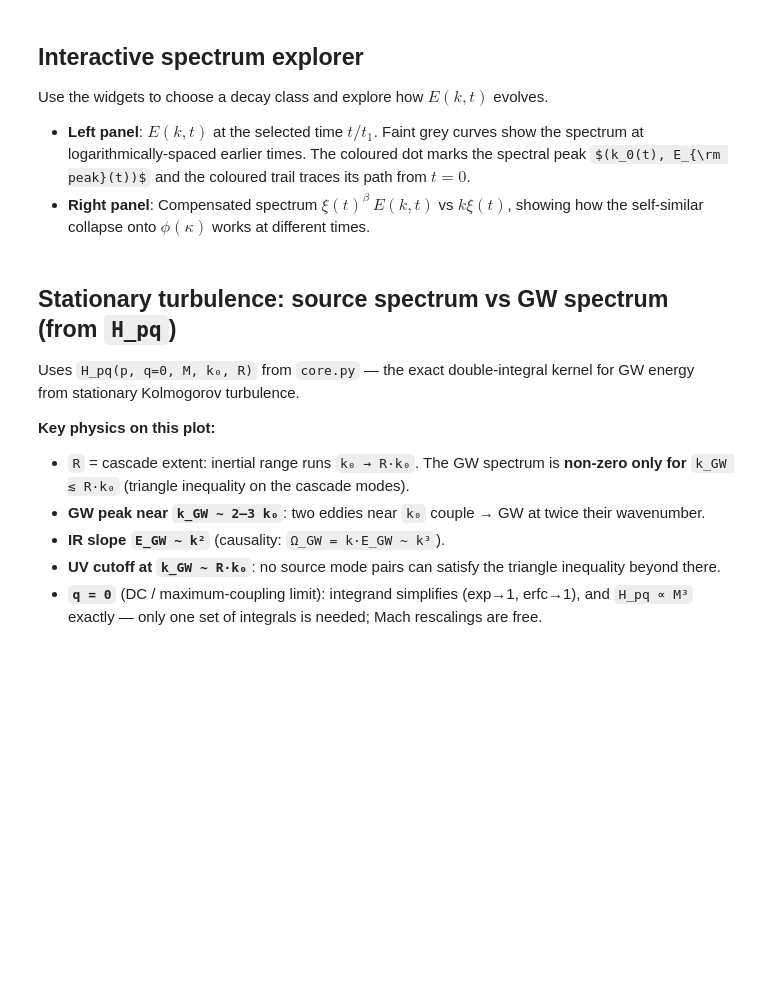
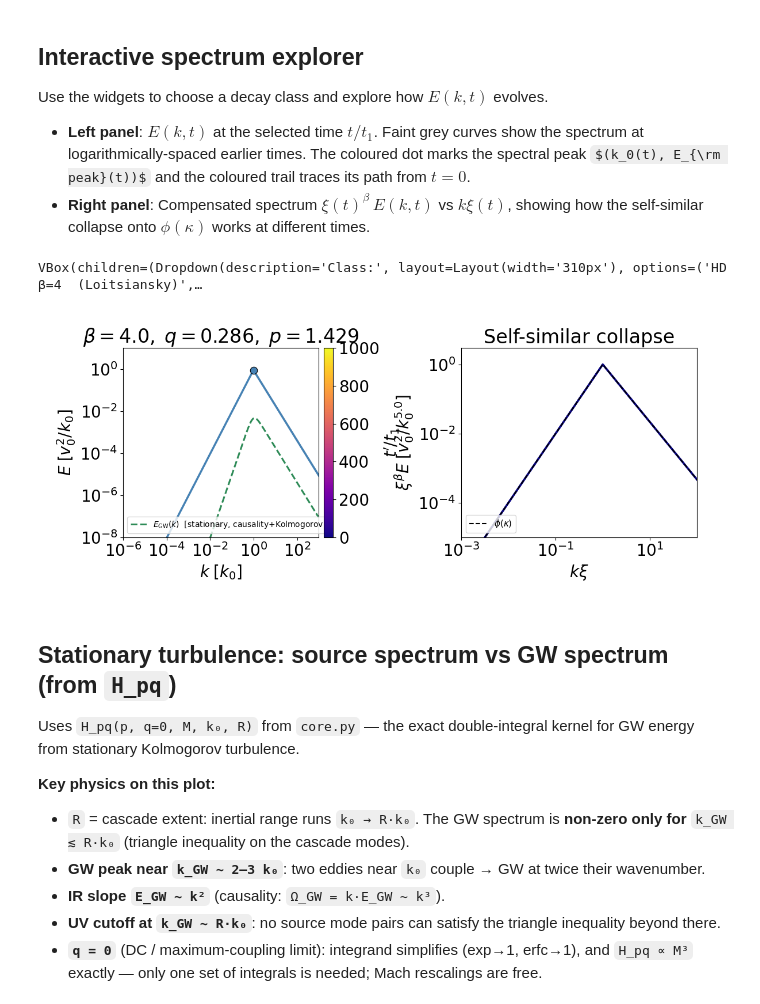
Before and after one commit to shturman99/Polarization-of-Gravitational-Waves, a Jupyter notebook: Notebooks/spectra_explorer.ipynb, the cells around one changed output. Drawn from its saved outputs; the diff is of its cells as text; code cells hidden in the pictures; some formulas as TeX source; blank space fills up the shorter version.

```diff
--- a/spectra_explorer.ipynb
+++ b/Notebooks/spectra_explorer.ipynb
@@ -36,9 +35,8 @@ from IPython.display import display
 plt.rcParams.update({'figure.dpi': 100, 'font.size': 20})
 # %%
-# ── Spectrum helper functions (BK2016 self-similar form) ──────────────────
-
 def phi_spectrum(kappa, s=4, kappa_peak=1.0):
-    """Self-similar shape  phi(kappa): k^s below peak, k^{-5/3} above (Kolmogorov).
+    """
+    Self-similar shape  phi(kappa): k^s below peak, k^{-5/3} above (Kolmogorov).
     Continuity at kappa_peak:  C' = kappa_peak^{s + 5/3}.
     """
     kappa = np.asarray(kappa, dtype=float)
@@ -47,12 +45,15 @@ def phi_spectrum(kappa, s=4, kappa_peak=1.0):
 
 
 def xi_t(t, q, t1=1.0):
-    """Normalised integral scale  xi(t)/xi(0) = (1 + t/t1)^q."""
+    """
+    Normalised integral scale  xi(t)/xi(0) = (1 + t/t1)^q.
+    """
     return (1.0 + t / t1) ** q
 
 
 def E_spectrum(k, t, beta, q_exp, k0_init=1.0, t1=1.0, s=4):
-    """BK2016 self-similar energy spectrum
+    """
+    BK2016 self-similar energy spectrum
        E(k,t) = xi(t)^{-beta}  phi(k * xi(t) / k0_init)
     Physical peak is at  k0(t) = k0_init / xi(t).
     """
@@ -62,17 +63,20 @@ def E_spectrum(k, t, beta, q_exp, k0_init=1.0, t1=1.0, s=4):
 
 
 def k_peak_t(t, k0_init, q_exp, t1=1.0):
-    """Peak wavenumber  k0(t) = k0_init * (1 + t/t1)^{-q}."""
+    """
+    Peak wavenumber  k0(t) = k0_init * (1 + t/t1)^{-q}.
+    """
     return k0_init / xi_t(t, q_exp, t1)
 
 
 def E_at_peak(t, k0_init, beta, q_exp, t1=1.0, s=4):
-    """Spectrum amplitude evaluated at the peak k0(t)."""
+    """
+    Spectrum amplitude evaluated at the peak k0(t).
+    """
     kp = k_peak_t(t, k0_init, q_exp, t1)
     return E_spectrum(kp, t, beta, q_exp, k0_init, t1, s)
 
 
-# ── Sanity check: phi should be continuous at kappa_peak ──────────────────
 kappa_test = np.logspace(-2, 2, 2000)
 phi_test   = phi_spectrum(kappa_test, s=4, kappa_peak=1.0)
 
@@ -138,19 +140,19 @@ from matplotlib.cm import ScalarMappable
 from matplotlib.collections import LineCollection
 import matplotlib.cm as cm
 
-k_grid  = np.logspace(-3, 2, 1500)
+k_grid  = np.logspace(-6, 3, 1500)
 T_MAX   = 1e3
 N_TRAIL = 200
 N_GHOST = 8
 N_COMP  = 7
-s       = 4
+s       = 2
 
 _norm = Normalize(vmin=0, vmax=T_MAX)
-_cmap = cm.plasma
+_cmap = cm.plasma #type: ignore
 
 # ── Build figure once ────────────────────────────────────────────────────────
 _fig2, (_ax, _ax2) = plt.subplots(1, 2, figsize=(12, 5))
-_fig2.canvas.header_visible = False
+_fig2.canvas.header_visible = False #type: ignore
 
 # Left panel — static artists
 _ghost_lines = [_ax.loglog([], [], '-', color='0.82', lw=0.8, zorder=1)[0]
@@ -160,8 +162,6 @@ _trail_lc    = LineCollection([], cmap=_cmap, norm=_norm, lw=2, zorder=2)
 _ax.add_collection(_trail_lc)
 _peak_dot    = _ax.scatter([], [], s=80, zorder=5, edgecolors='k', lw=0.8)
 
-# GW spectrum overlay — stationary turbulence
-# Shape: κ³/(1+κ^{14/3}), giving k³ (causality) below peak, k^{-5/3} (Kolmogorov) above
 _gw_line, = _ax.loglog([], [], '--', color='seagreen', lw=2.2, zorder=4,
                         label=r'$E_{\rm GW}(k)$  [stationary, causality+Kolmogorov]')
 
@@ -179,7 +179,6 @@ sm.set_array([])
 _cb = _fig2.colorbar(sm, ax=_ax, pad=0.02)
 _cb.set_label(r"$t'/t_1$")
 
-# Right panel — static artists; y-label is β-dependent, set in _update
 phi_ref   = phi_spectrum(k_grid, s=s, kappa_peak=1.0)
 _ref_line, = _ax2.loglog(k_grid, phi_ref, 'k--', lw=1.5, label=r'$\phi(\kappa)$', zorder=5)
 _comp_lines = [_ax2.loglog([], [], '-', lw=1.0)[0] for _ in range(N_COMP)]
@@ -200,13 +199,13 @@ def _update(change=None):
     t     = 10 ** w_logt.value
     k0    = 10 ** w_logk0.value
     cls   = CLASSES[w_class.value]
-    beta  = cls['beta']
-    q_exp = cls['q']
+    beta  = float(cls['beta'])
+    q_exp = float(cls['q'])
     color = cls['color']
 
     # live readouts
-    w_t_out.value  = f"  t/t₁ = {t:.3g}"
-    w_k0_out.value = f"  k₀ = {k0:.3g} [k₀]   ℓ₀ = {1/k0:.3g} [k₀⁻¹]"
+    w_t_out.value  = fr"  $t/t_1$ = {t:.3g}"
+    w_k0_out.value = fr"  $k_0$ = {k0:.3g} [$k_0$]   \xi_0 = {1/k0:.3g} [$k_0^{-1}$]"
 
     # right panel y-label — depends on β: ξ^β E has units v₀² k₀^{-(β+1)}
     exp = beta + 1
@@ -282,33 +281,36 @@ w_logt = widgets.FloatSlider(
     layout=widgets.Layout(width='380px'),
 )
 w_logk0 = widgets.FloatSlider(
     value=0.0, min=-1.0, max=1.0, step=0.05,
     description='log(k₀)',
     continuous_update=True,
     style={'description_width': '75px'},
     layout=widgets.Layout(width='300px'),
 )
 w_log_agw = widgets.FloatSlider(
     value=-2.0, min=-6.0, max=1.0, step=0.1,
     description='log(A_GW)',       # GW amplitude relative to turb peak
     continuous_update=True,
     style={'description_width': '75px'},
     layout=widgets.Layout(width='320px'),
 )
 w_t_out   = widgets.Label(value='  t/t₁ = 0.10')
 w_k0_out  = widgets.Label(value='  k₀ = 1.00 [k₀]   ℓ₀ = 1.00 [k₀⁻¹]')
 w_agw_out = widgets.Label(value='')
 
 for w in (w_class, w_logt, w_logk0, w_log_agw):
     w.observe(_update, names='value')
 
 display(widgets.VBox([
     w_class,
     widgets.HBox([w_logt,    w_t_out]),
     widgets.HBox([w_logk0,   w_k0_out]),
     widgets.HBox([w_log_agw, w_agw_out]),
 ]))
 _update()
+# %% [output]
+VBox(children=(Dropdown(description='Class:', layout=Layout(width='310px'), options=('HD  β=4  (Loitsiansky)',…
+[figure, added]
 # %% [markdown]
 ## Stationary turbulence: source spectrum vs GW spectrum (from `H_pq`)
 
```
Also changed, not shown: parts of 8 cells of this notebook, 21 other files.
